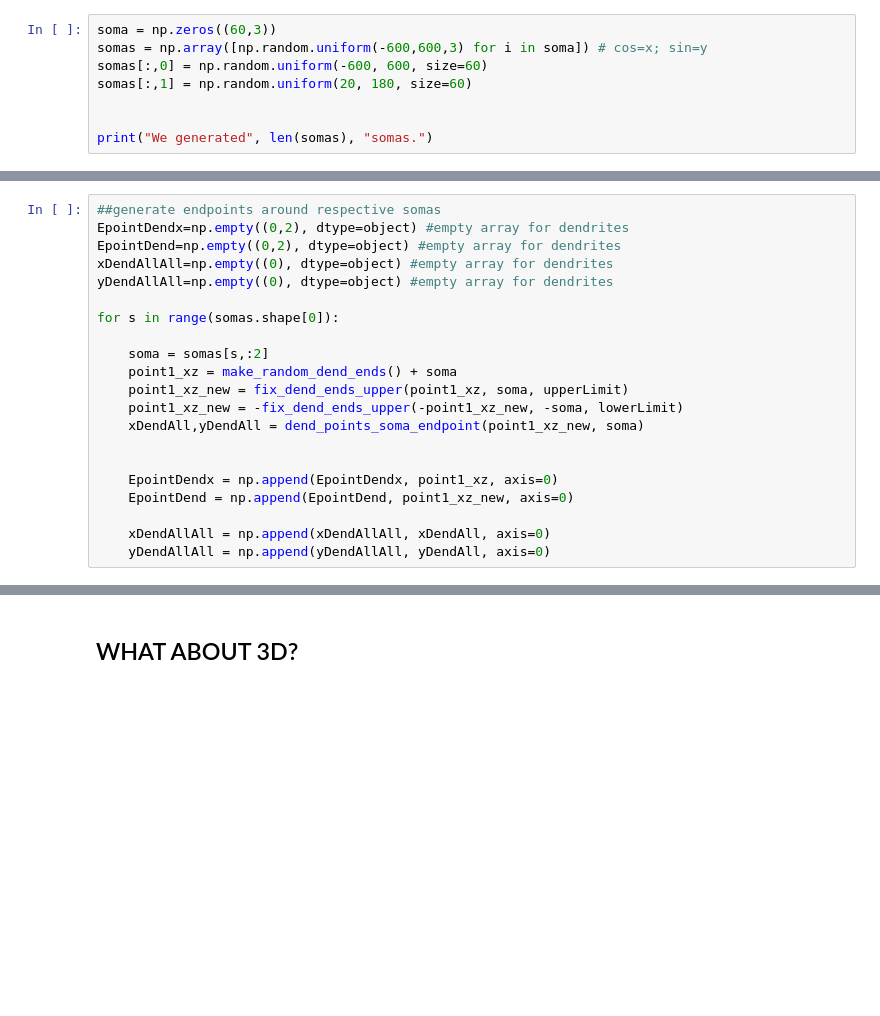
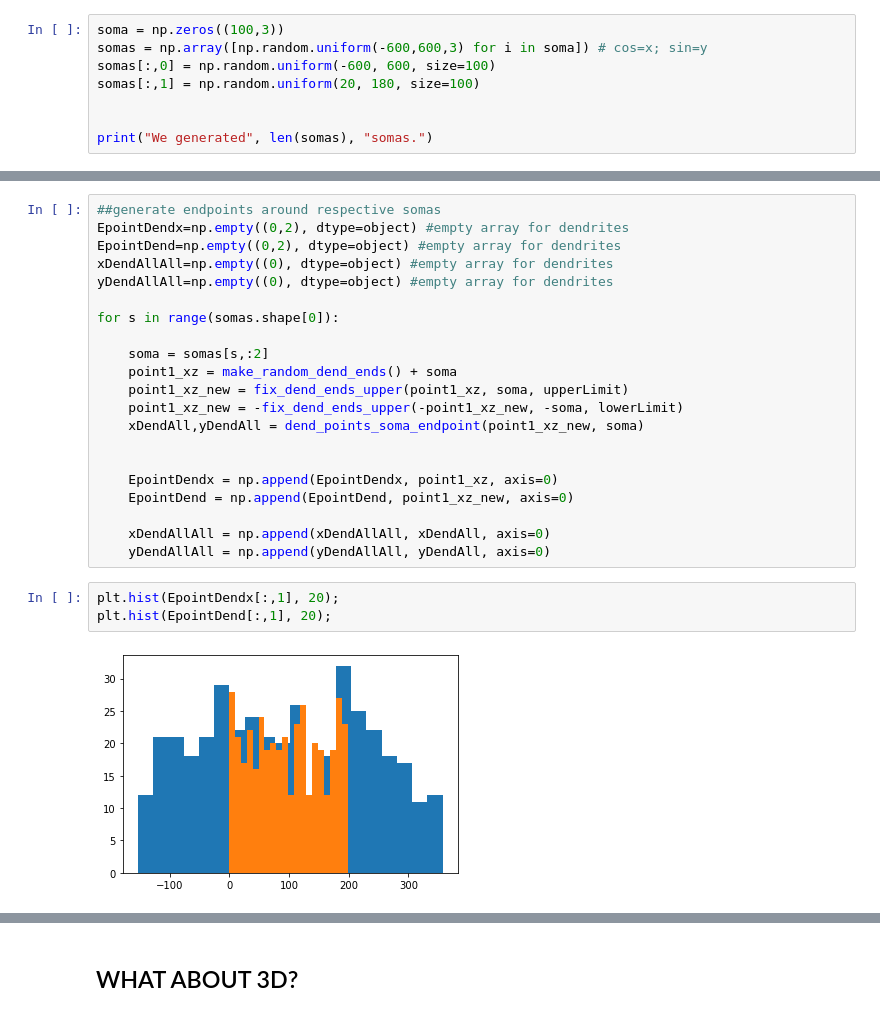
Before and after one commit to CNS-OIST/pycabnn, a Jupyter notebook: notebooks/MLI_geometry_workbook.ipynb, the cells around one changed output, grey strips where cells are left out. Drawn from its saved outputs; the diff is of its cells as text; blank space fills up the shorter version.

```diff
--- a/notebooks/MLI_geometry_workbook.ipynb
+++ b/notebooks/MLI_geometry_workbook.ipynb
@@ -174,10 +191,10 @@ axes.set_aspect(1)
 # %% [markdown]
 ## ADD MORE SOMA
 # %%
-soma = np.zeros((60,3))
+soma = np.zeros((100,3))
 somas = np.array([np.random.uniform(-600,600,3) for i in soma]) # cos=x; sin=y
-somas[:,0] = np.random.uniform(-600, 600, size=60)
-somas[:,1] = np.random.uniform(20, 180, size=60)
+somas[:,0] = np.random.uniform(-600, 600, size=100)
+somas[:,1] = np.random.uniform(20, 180, size=100)
 
 
 print("We generated", len(somas), "somas.")
@@ -223,3 +244,8 @@ for s in range(somas.shape[0]):
 
     xDendAllAll = np.append(xDendAllAll, xDendAll, axis=0)
     yDendAllAll = np.append(yDendAllAll, yDendAll, axis=0)
+# %%
+plt.hist(EpointDendx[:,1], 20);
+plt.hist(EpointDend[:,1], 20);
+# %% [output]
+[figure, added]
```
Also changed, not shown: parts of 88 cells of this notebook, 1 other file.
